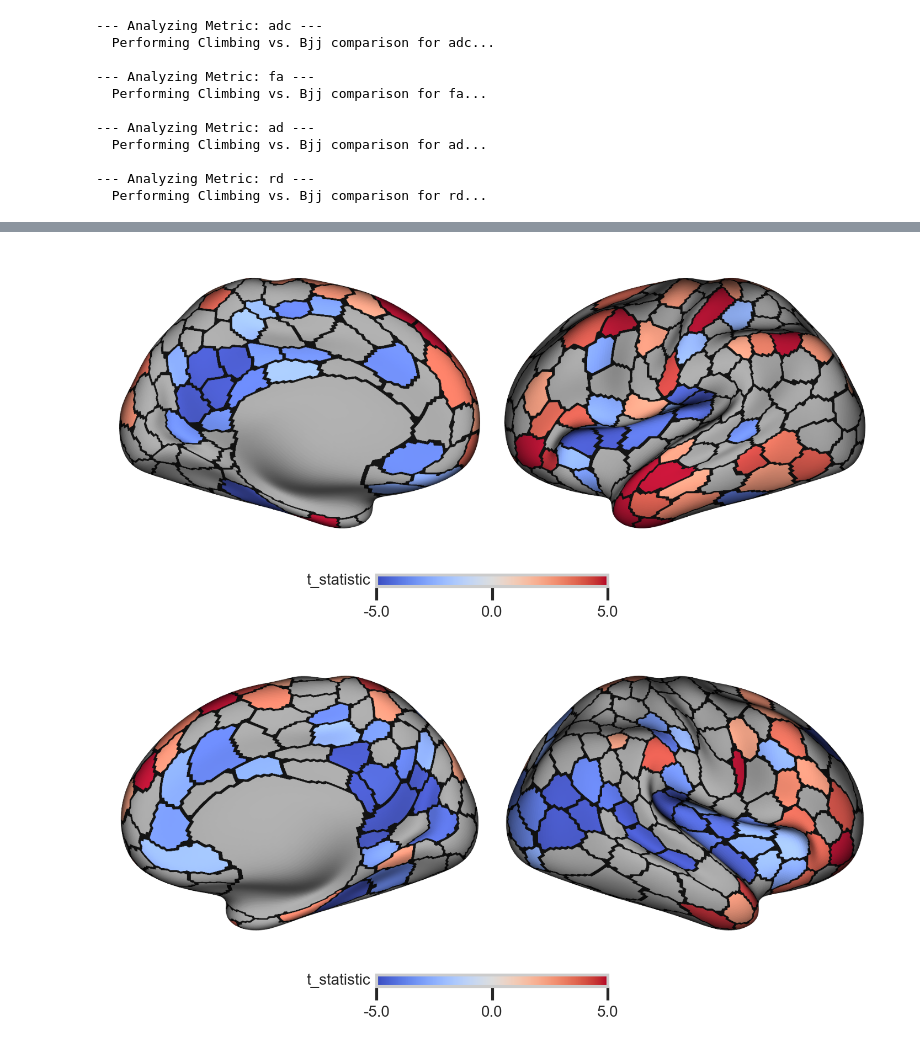
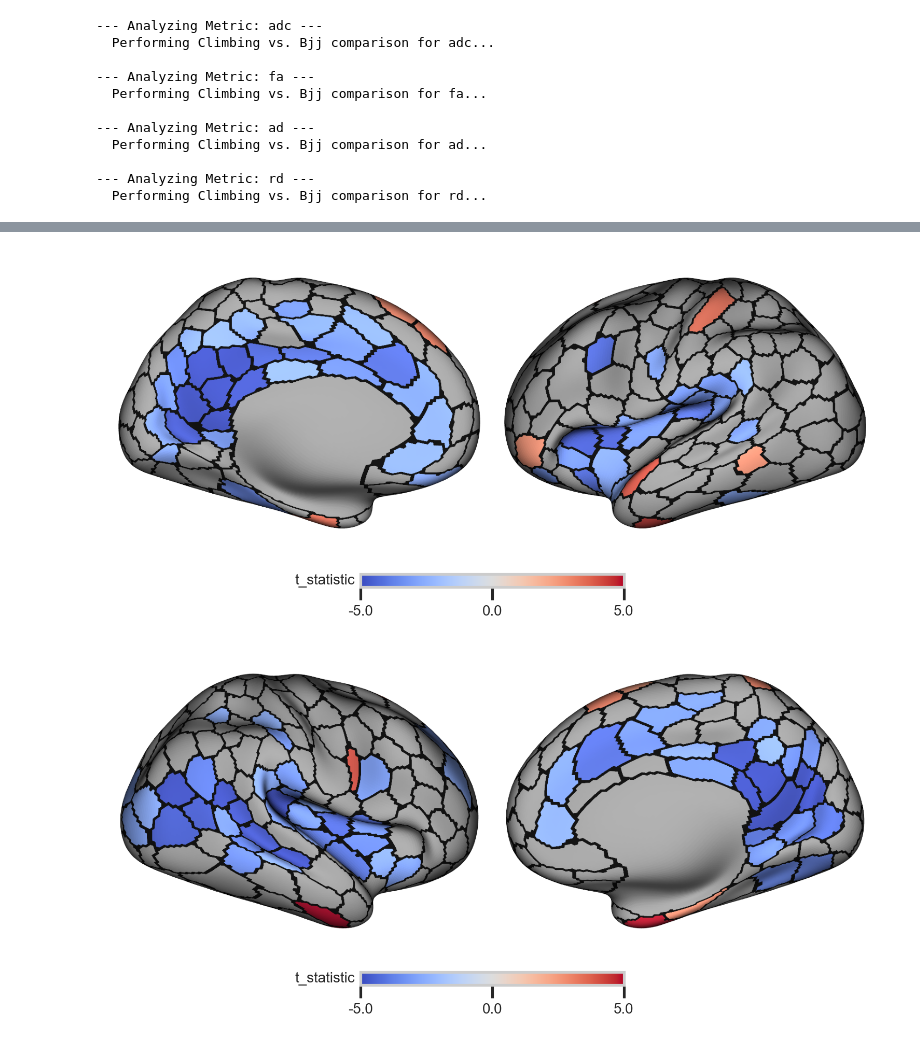
Before and after one commit to GalKepler/athletes_brain, a Jupyter notebook: notebooks/fig1/fig1.ipynb, the cells around one changed output, grey strips where cells are left out. Cells and saved outputs as stored; diff of their text form; code cells hidden in the pictures.

```diff
--- a/notebooks/fig1/fig1.ipynb
+++ b/notebooks/fig1/fig1.ipynb
@@ -521,9 +538,13 @@ key = "adc"  # or any other metric you want to visualize
 
 
 # vis_df = athletes_vs_naive_results[key].copy()
-vis_df = sports_vs_naive_results[climber_group_label][
-    key
-].copy()  # or climbers_vs_bjj_results[key].copy()
+comp = "athletes_vs_naive"
+fig_dest = out_fname = OUTPUT_DIR / comp / key
+fig_dest.mkdir(parents=True, exist_ok=True)  # Ensure the directory exists
+vis_df = athletes_vs_naive_results[key].copy()
+# vis_df = sports_vs_naive_results[bjj_group_label][
+#     key
+# ].copy()  # or climbers_vs_bjj_results[key].copy()
 p_column = "adjusted_p_value"
 value_column = "t_statistic"
 
@@ -583,36 +604,44 @@ for hemi_key, hemi_surf_data, mapped_data, parcellation_data in zip(
     pref_surf = {
         "surf_lh": hemi_surf_data if hemi_key == "left" else None,
         "surf_rh": hemi_surf_data if hemi_key == "right" else None,
     }
+    views = ["lateral", "medial"] if hemi_key == "right" else ["medial", "lateral"]
     p = Plot(
         **pref_surf,  # Unpack the surface dictionary
-        views=["medial", "lateral"],  # Show both medial and lateral for this hemi
+        views=views,  # Show both medial and lateral for this hemi
         size=(800, 300),  # px; change as needed
         zoom=1.6,
         layout="row",  # For a single hemisphere, row is fine
         mirror_views=False,  # Set to False, as we are plotting one hemi at a time
     )
 
     # ---- main data layer -------------------------------------------------
     # Pass only the data for the current hemisphere
     # The dictionary now contains only one key-value pair for the current hemisphere
     p.add_layer(
         {hemi_key: mapped_data},
         cmap="coolwarm",
         color_range=(vmin, vmax),  # Use symmetric range
         # norm=norm,  # Apply the symmetric normalization
         cbar_label=value_column,
         cbar=True,  # Ensure colorbar is shown for each plot if desired, or handle globally
     )
     # ---- outline layer ---------------------------------------------------
     p.add_layer({hemi_key: parcellation_data}, cmap="gray", as_outline=True, cbar=False)
 
     fig = p.build(
         # cbar_kws=dict(location="bottom", decimals=2, shrink=0.6)
     )  # Added cbar_kws for better cbar display
+    out_fname = fig_dest / f"{hemi_key}_{key}.png"
+    savefig_nice(
+        fig,
+        out_fname,
+        tight=True,
+        dpi=300,
+    )
 # %% [output]
-[figure, old version]
+[figure, new version]
-[figure, old version]
+[figure, new version]
 # %%
 from subcortex_visualization.plotting import plot_subcortical_data
 
```
Also changed, not shown: parts of 4 cells of this notebook, 13 other files.
